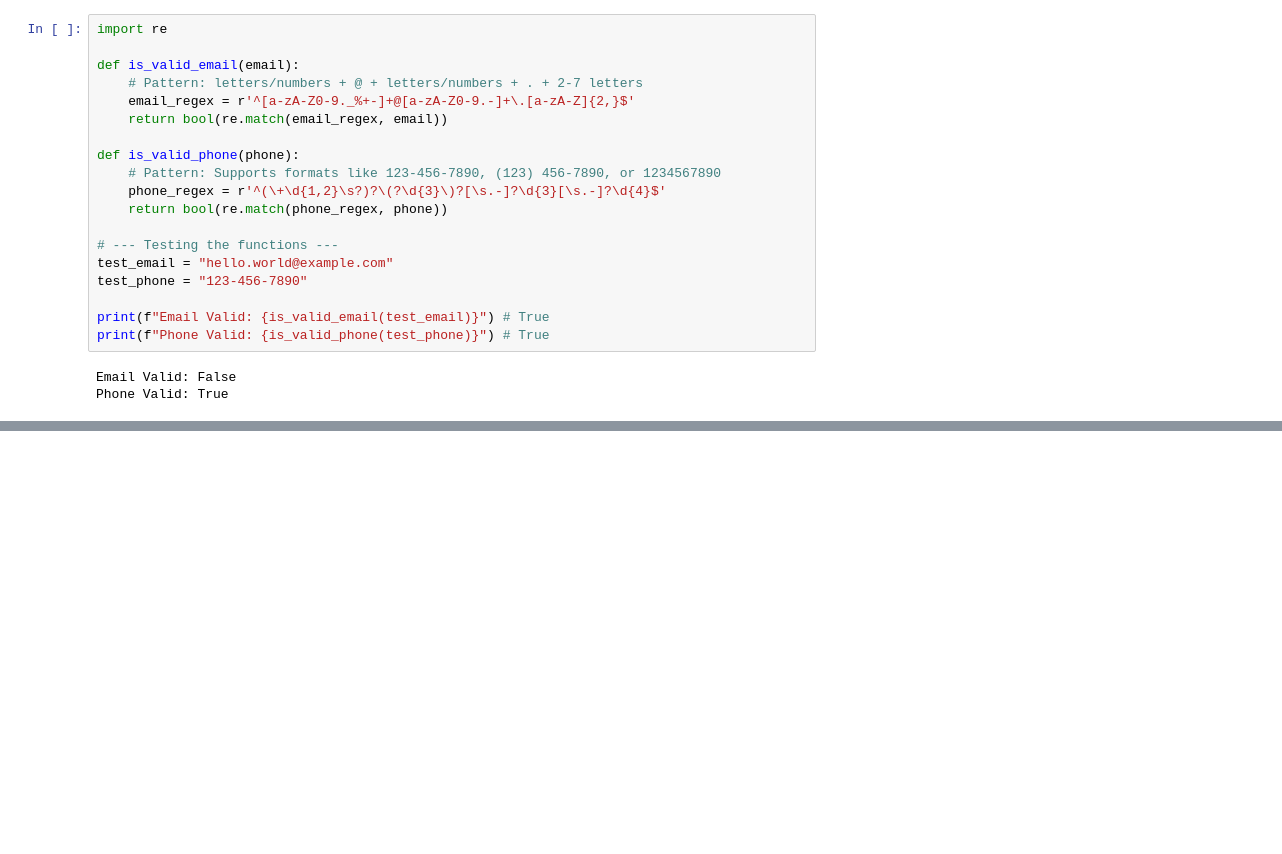
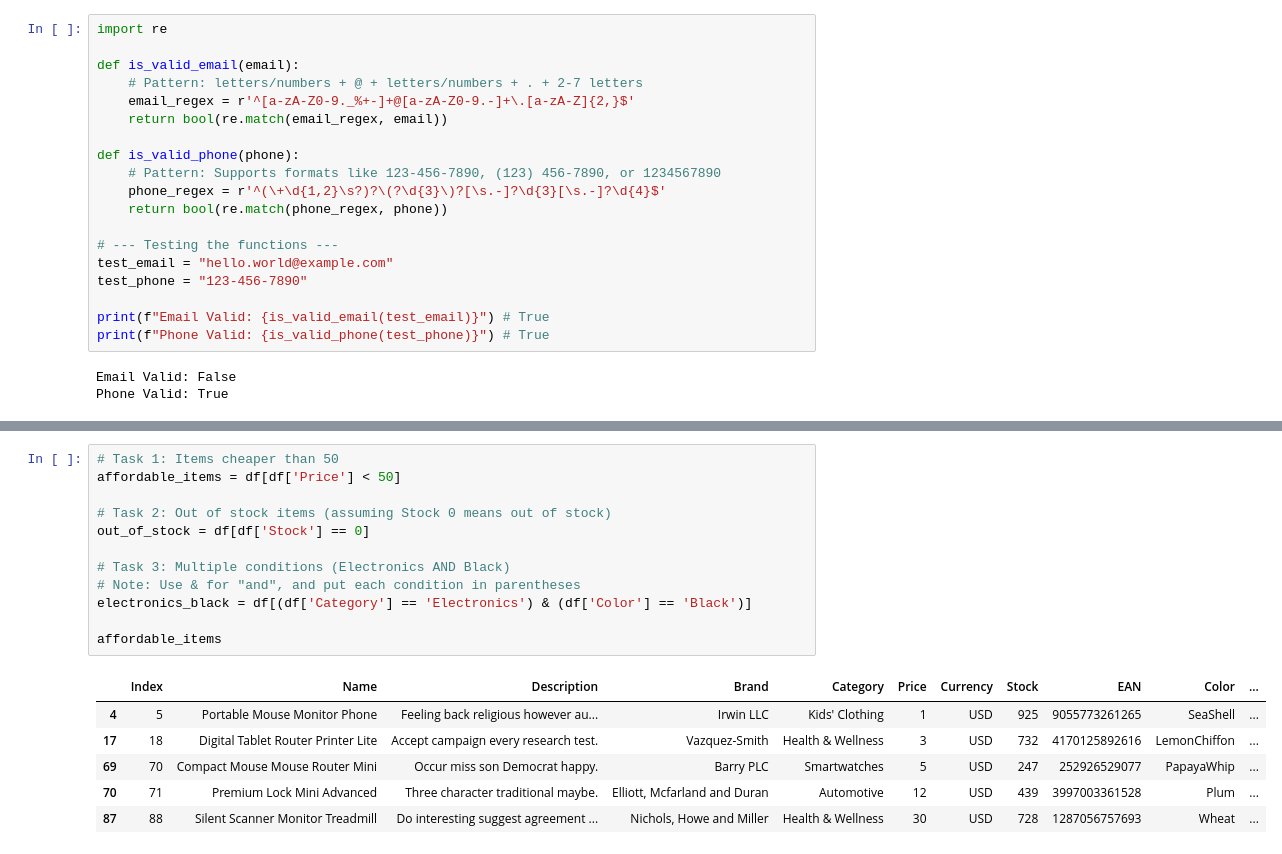
Before and after one commit to martinsangdo/python_flask_ecommerce, a Jupyter notebook: utilities.ipynb, the cells around one changed output, grey strips where cells are left out. Cells and saved outputs as stored; diff of their text form; blank space fills up the shorter version.

```diff
--- a/utilities.ipynb
+++ b/utilities.ipynb
@@ -56,0 +282,19 @@ Phone Valid: True
+# %%
+# Task 1: Items cheaper than 50
+affordable_items = df[df['Price'] < 50]
+
+# Task 2: Out of stock items (assuming Stock 0 means out of stock)
+out_of_stock = df[df['Stock'] == 0]
+
+# Task 3: Multiple conditions (Electronics AND Black)
+# Note: Use & for "and", and put each condition in parentheses
+electronics_black = df[(df['Category'] == 'Electronics') & (df['Color'] == 'Black')]
+
+affordable_items
+# %% [output]
+|  | Index | Name | Description | Brand | Category | Price | Currency | Stock | EAN | Color | ... |
+| 4 | 5 | Portable Mouse Monitor Phone | Feeling back religious however au... | Irwin LLC | Kids' Clothing | 1 | USD | 925 | 9055773261265 | SeaShell | ... |
+| 17 | 18 | Digital Tablet Router Printer Lite | Accept campaign every research test. | Vazquez-Smith | Health & Wellness | 3 | USD | 732 | 4170125892616 | LemonChiffon | ... |
+| 69 | 70 | Compact Mouse Mouse Router Mini | Occur miss son Democrat happy. | Barry PLC | Smartwatches | 5 | USD | 247 | 252926529077 | PapayaWhip | ... |
+| 70 | 71 | Premium Lock Mini Advanced | Three character traditional maybe. | Elliott, Mcfarland and Duran | Automotive | 12 | USD | 439 | 3997003361528 | Plum | ... |
+| 87 | 88 | Silent Scanner Monitor Treadmill | Do interesting suggest agreement ... | Nichols, Howe and Miller | Health & Wellness | 30 | USD | 728 | 1287056757693 | Wheat | ... |
```
Also changed, not shown: parts of 22 cells of this notebook, 1 other file.
